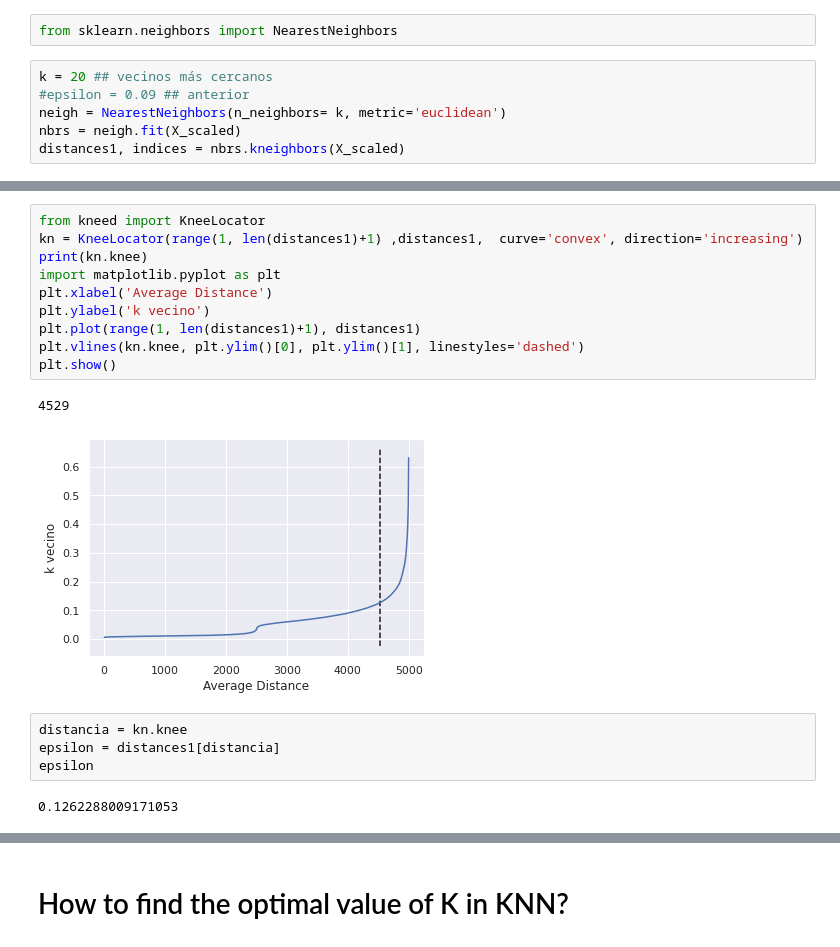
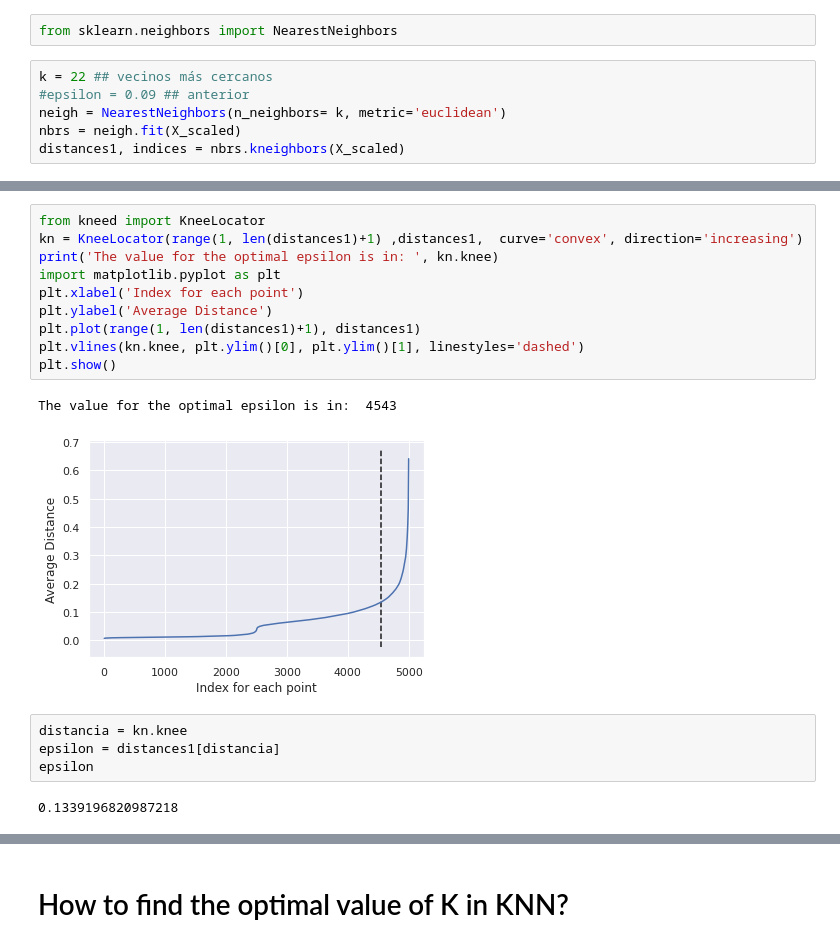
Before and after one commit to juanosalvador/Optimal-Value-for-epsilon-DBSCAN, a Jupyter notebook: Hiperparameter_Tunning_The_Optimal_Value_For_Epsilon_(EPS).ipynb, the cells around one changed output, grey strips where cells are left out. Cells and saved outputs as stored; diff of their text form.

```diff
--- a/Hiperparameter_Tunning_The_Optimal_Value_For_Epsilon_(EPS).ipynb
+++ b/Hiperparameter_Tunning_The_Optimal_Value_For_Epsilon_(EPS).ipynb
@@ -123,7 +125,7 @@ Silhouette Coefficient: 0.386
 # %%
 from sklearn.neighbors import NearestNeighbors
 # %%
-k = 20 ## vecinos más cercanos
+k = 22 ## vecinos más cercanos
 #epsilon = 0.09 ## anterior
 neigh = NearestNeighbors(n_neighbors= k, metric='euclidean')
 nbrs = neigh.fit(X_scaled)
@@ -165,22 +189,22 @@ Successfully installed kneed-0.7.0
 # %%
 from kneed import KneeLocator
 kn = KneeLocator(range(1, len(distances1)+1) ,distances1,  curve='convex', direction='increasing')
-print(kn.knee)
+print('The value for the optimal epsilon is in: ', kn.knee)
 import matplotlib.pyplot as plt
-plt.xlabel('Average Distance')
-plt.ylabel('k vecino')
+plt.xlabel('Index for each point')
+plt.ylabel('Average Distance')
 plt.plot(range(1, len(distances1)+1), distances1)
 plt.vlines(kn.knee, plt.ylim()[0], plt.ylim()[1], linestyles='dashed')
 plt.show()
 # %% [output]
-4529
+The value for the optimal epsilon is in:  4543
-[figure, old version]
+[figure, new version]
 # %%
 distancia = kn.knee
 epsilon = distances1[distancia]
 epsilon
 # %% [output]
-0.1262288009171053
+0.1339196820987218
 # %%
  #### DBSCAN Datos Escalados###
  ##DBSCAN
```
Also changed, not shown: parts of 15 cells of this notebook.
